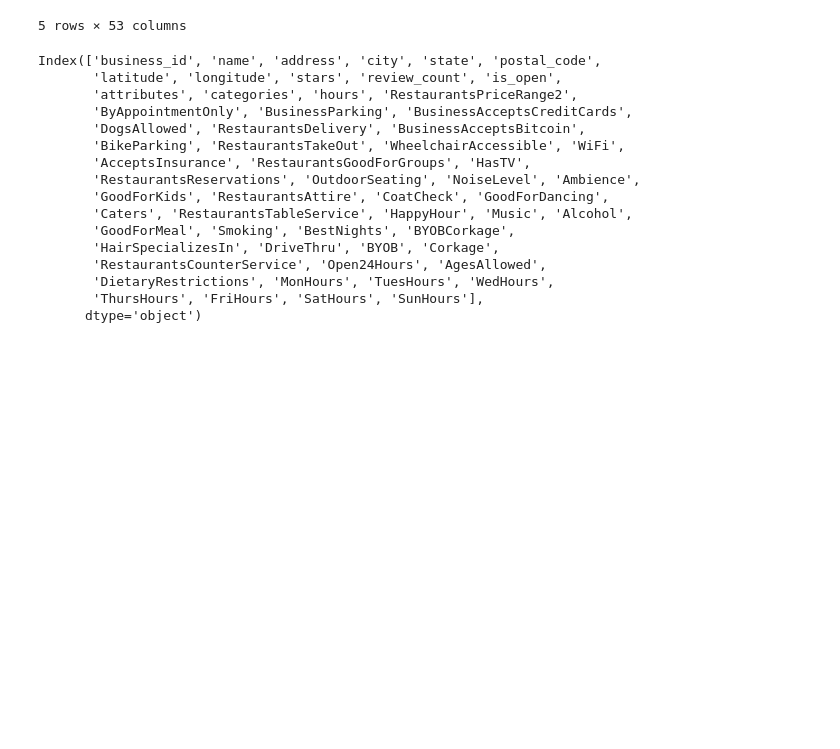
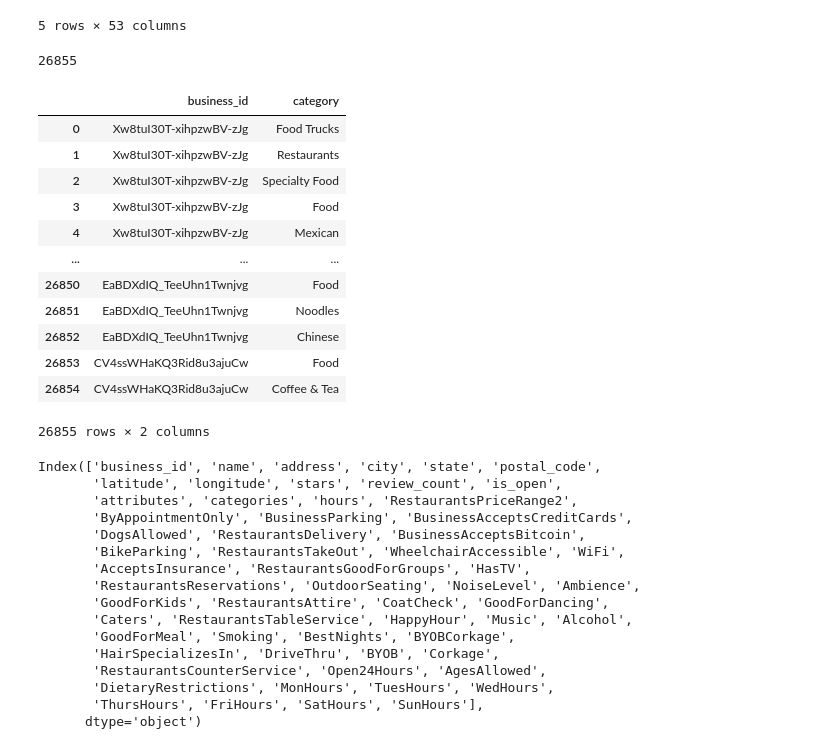
Before and after one commit to carlyryan/CIS450, a Jupyter notebook: preprocessing.ipynb, the cells around one changed output. Saved outputs shown, nothing was run; the diff lists cells and outputs as text; code cells hidden in the pictures; blank space fills up the shorter version.

Commit message:
category table

```diff
--- a/preprocessing.ipynb
+++ b/preprocessing.ipynb
@@ -158,3 +156,29 @@ yelp_data_austin.head()
+# %%
+# categories: split and map category -> business_id's
+category_list = []
+
+for row in yelp_data_austin.itertuples():
+    cats = row.categories.split(", ")
+    for c in cats:
+        category_list.append([row.business_id, c])
+print(len(category_list))
+
+category_table =  pd.DataFrame(category_list, columns=['business_id', 'category'])
+# %% [output]
+26855
+|  | business_id | category |
+| 0 | Xw8tuI30T-xihpzwBV-zJg | Food Trucks |
+| 1 | Xw8tuI30T-xihpzwBV-zJg | Restaurants |
+| 2 | Xw8tuI30T-xihpzwBV-zJg | Specialty Food |
+| 3 | Xw8tuI30T-xihpzwBV-zJg | Food |
+| 4 | Xw8tuI30T-xihpzwBV-zJg | Mexican |
+| ... | ... | ... |
+| 26850 | EaBDXdIQ_TeeUhn1Twnjvg | Food |
+| 26851 | EaBDXdIQ_TeeUhn1Twnjvg | Noodles |
+| 26852 | EaBDXdIQ_TeeUhn1Twnjvg | Chinese |
+| 26853 | CV4ssWHaKQ3Rid8u3ajuCw | Food |
+| 26854 | CV4ssWHaKQ3Rid8u3ajuCw | Coffee & Tea |
+26855 rows × 2 columns
 # %%
 # remove all rows without Rest. Price Range
 yelp_data_austin = yelp_data_austin[~yelp_data_austin.RestaurantsPriceRange2.isnull()]
```
Also changed, not shown: parts of 6 cells of this notebook, 1 other file.
